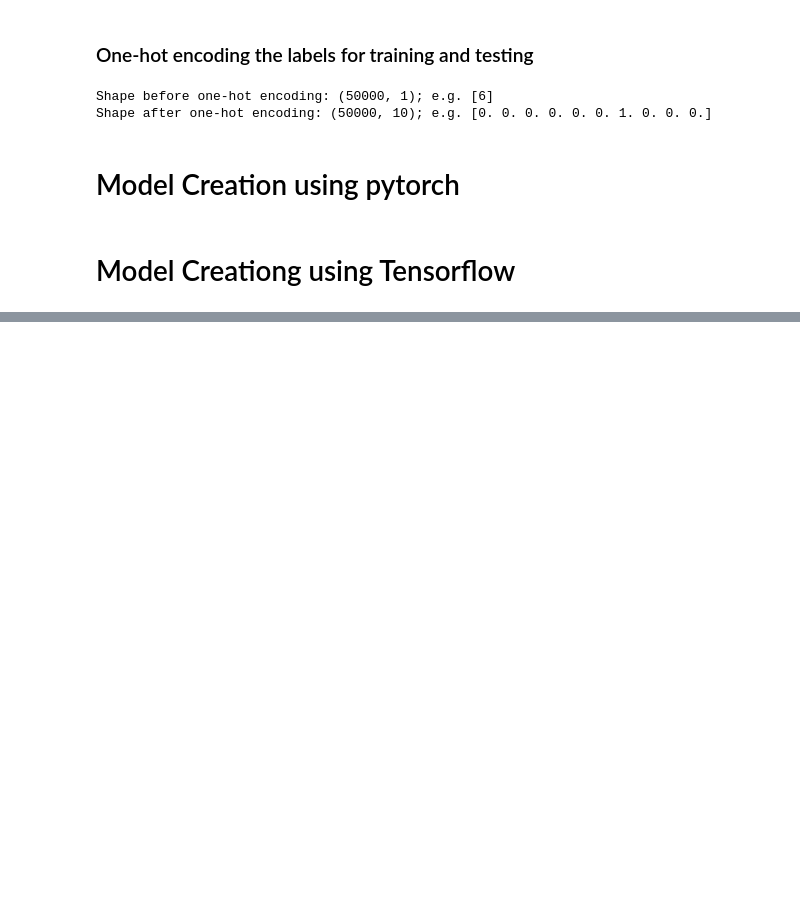
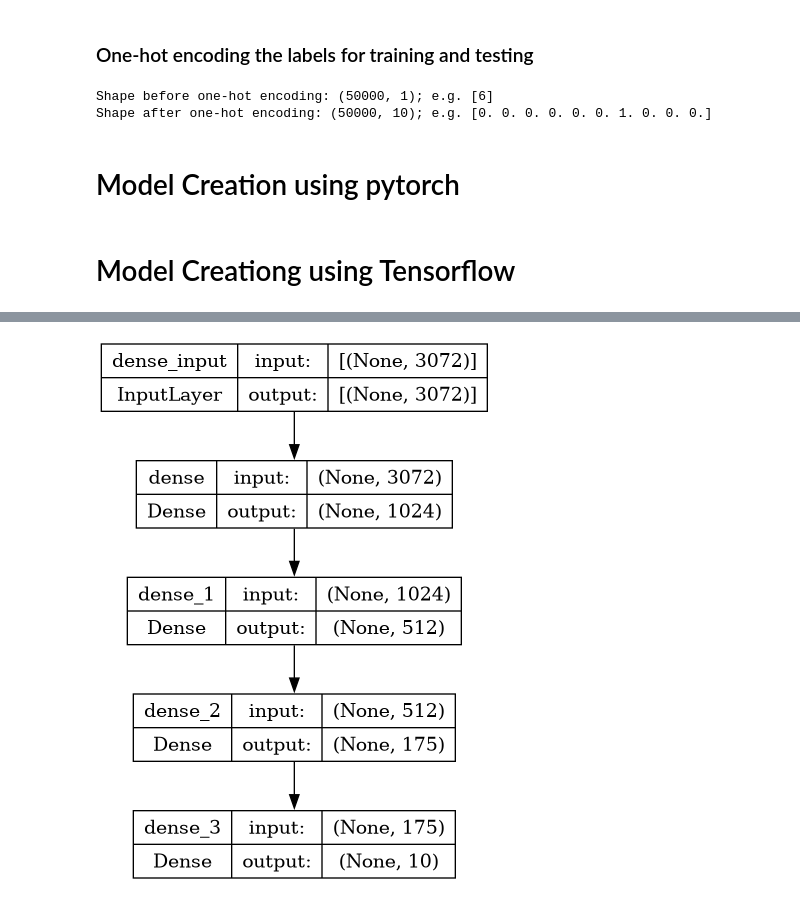
Before and after one commit to lakshmipriya-ragupathi/deep-learning, a Jupyter notebook: Week_4/cifar-10-image-identification-using-ann.ipynb, the cells around one changed output, grey strips where cells are left out. Cells and saved outputs as stored; diff of their text form; code cells hidden in the pictures; blank space fills up the shorter version.

Commit message:
Kaggle Notebook | CIFAR-10 Image Identification Using ANN | Version 4

```diff
--- a/Week_4/cifar-10-image-identification-using-ann.ipynb
+++ b/Week_4/cifar-10-image-identification-using-ann.ipynb
@@ -111,2 +125,13 @@ class NeuralNetwork(torch.nn.Module):
 # %% [markdown]
 # Model Creationg using Tensorflow
+# %%
+from keras.layers import LeakyReLU
+model = keras.Sequential([
+    layers.Dense(1024, activation=keras.layers.LeakyReLU(alpha=0.1), input_shape=(3072,)),
+    layers.Dense(512, activation=keras.layers.LeakyReLU(alpha=0.1)),
+    #layers.Dense(256, activation=keras.layers.LeakyReLU(alpha=0.1)),
+    layers.Dense(175, activation=keras.layers.LeakyReLU(alpha=0.1)),
+    #layers.Dense(64, activation=keras.layers.LeakyReLU(alpha=0.1)),
+    layers.Dense(10, activation='sigmoid')
+])
+model.summary()
@@ -112,0 +156,4 @@ class NeuralNetwork(torch.nn.Module):
+# %%
+keras.utils.plot_model(model, show_shapes=True)
+# %% [output]
+[figure, added]
```
Also changed, not shown: parts of 15 cells of this notebook.
